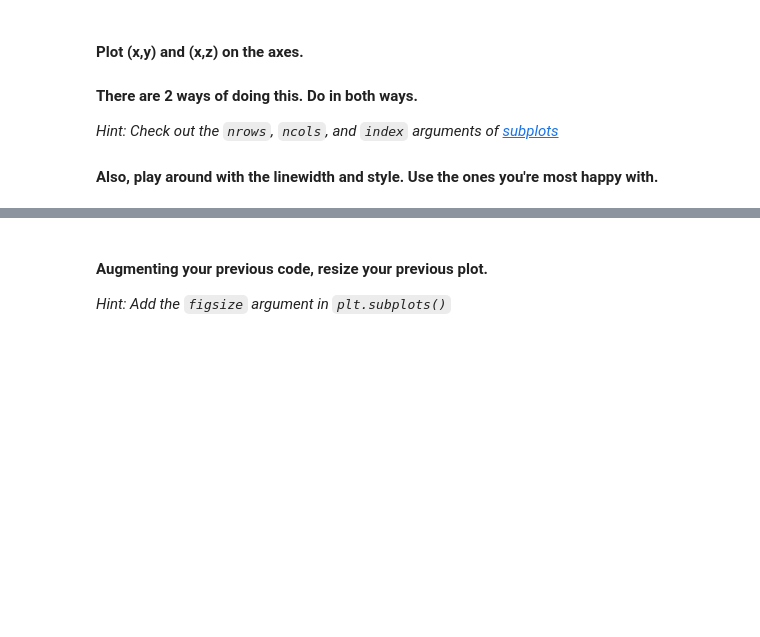
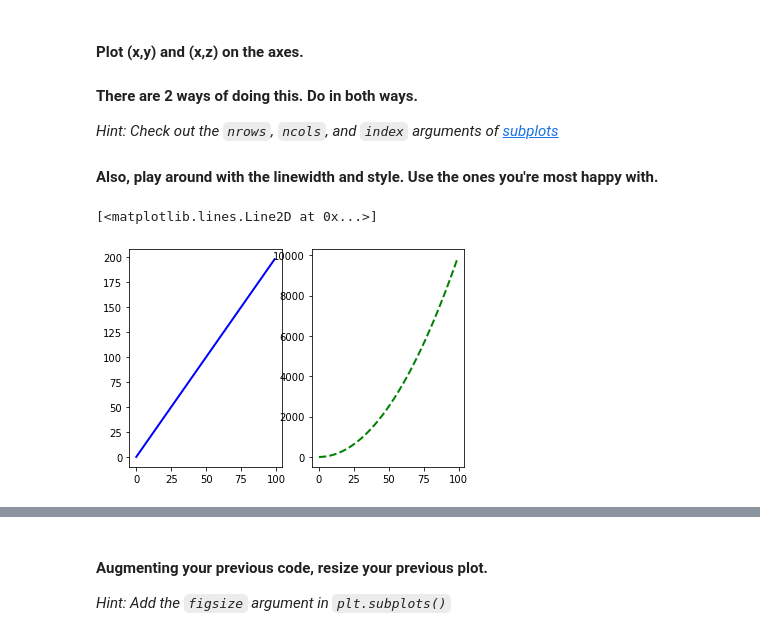
Before and after one commit to ironhack-datalabs/datamad0320, a Jupyter notebook: module-2/lab-matplotlib-seaborn/your-code/challenge-1.ipynb, the cells around one changed output, grey strips where cells are left out. Saved outputs shown, nothing was run; the diff lists cells and outputs as text; code cells hidden in the pictures; blank space fills up the shorter version.

```diff
--- a/module-2/lab-matplotlib-seaborn/your-code/challenge-1.ipynb
+++ b/module-2/lab-matplotlib-seaborn/your-code/challenge-1.ipynb
@@ -33,5 +32,12 @@ z = x**2
 #### Also, play around with the linewidth and style. Use the ones you're most happy with.
 # %%
 # your code here-1st way (call `subplots` twice using the `index` parameter)
+plt.subplot(1,2,1)
+plt.plot(x, y, lw = 2, color = "blue", ls='-')
+plt.subplot(1,2,2)
+plt.plot(x, z, lw = 2, color = "green", ls = '--' )
+# %% [output]
+[<matplotlib.lines.Line2D at 0x...>]
+[figure, added]
 # %%
 # your code here-2st way (call `subplots` only once not using the `index` parameter)
```
Also changed, not shown: parts of 16 cells of this notebook, 2 other files.
